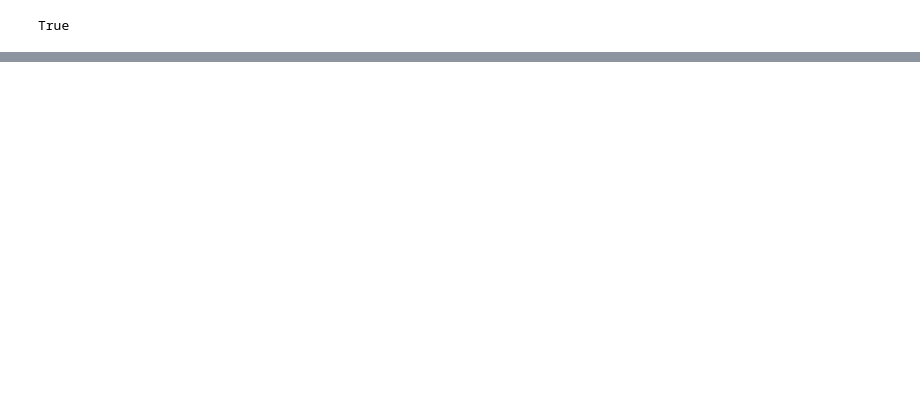
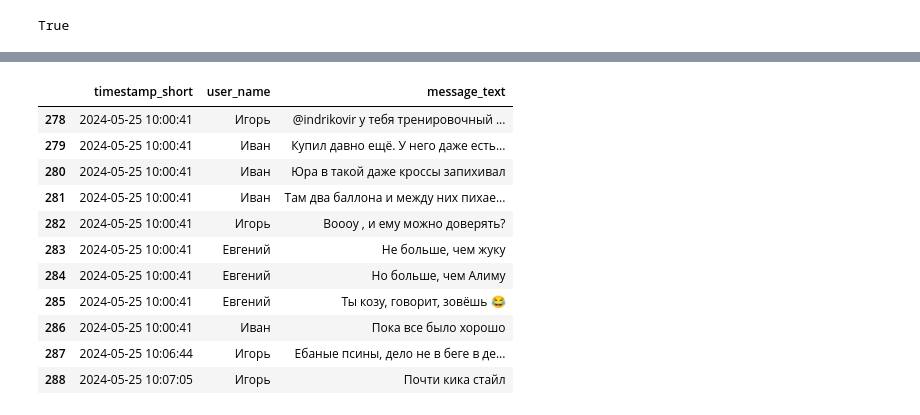
Before and after one commit to polubarev/tg_bot_chat_summary, a Jupyter notebook: Sandbox.ipynb, the cells around one changed output, grey strips where cells are left out. Drawn from its saved outputs; the diff is of its cells as text; code cells hidden in the pictures; blank space fills up the shorter version.

```diff
--- a/Sandbox.ipynb
+++ b/Sandbox.ipynb
@@ -28,0 +55,7 @@ ChatCompletionMessage(content="In the depths of code, a concept lies,\nWhere fun
+# %%
+# Open the JSON file for reading
+with open('messages.json', 'r') as file:
+    # Load the JSON data from the file
+    history = json.load(file)
+# %%
+history_df = pd.DataFrame(history)
@@ -28,0 +80,4 @@ ChatCompletionMessage(content="In the depths of code, a concept lies,\nWhere fun
+# %%
+history_df['timestamp'] = pd.to_datetime(history_df['timestamp'], format='%Y-%m-%dT%H:%M:%S.%f')
+# %%
+history_df['timestamp_short'] = history_df['timestamp'].dt.strftime('%Y-%m-%d %H:%M:%S')
@@ -28,0 +104,17 @@ ChatCompletionMessage(content="In the depths of code, a concept lies,\nWhere fun
+# %%
+# history_df.query(f"chat_title == 'Афины. Марафон. Греция' and timestamp >= {pd.Timestamp.now().strftime('%Y-%m-%d %H:%M:%S')}").tail(100)[['timestamp_short', 'user_name', 'message_text']]
+history_df_trunc = history_df[(history_df["chat_title"] == 'Афины. Марафон. Греция') & (history_df["timestamp"] >= pd.Timestamp.now().normalize())].tail(100)[['timestamp_short', 'user_name', 'message_text']]
+history_df_trunc
+# %% [output]
+|  | timestamp_short | user_name | message_text |
+| 278 | 2024-05-25 10:00:41 | Игорь | @indrikovir у тебя тренировочный ... |
+| 279 | 2024-05-25 10:00:41 | Иван | Купил давно ещё. У него даже есть... |
+| 280 | 2024-05-25 10:00:41 | Иван | Юра в такой даже кроссы запихивал |
+| 281 | 2024-05-25 10:00:41 | Иван | Там два баллона и между них пихае... |
+| 282 | 2024-05-25 10:00:41 | Игорь | Воооу , и ему можно доверять? |
+| 283 | 2024-05-25 10:00:41 | Евгений | Не больше, чем жуку |
+| 284 | 2024-05-25 10:00:41 | Евгений | Но больше, чем Алиму |
+| 285 | 2024-05-25 10:00:41 | Евгений | Ты козу, говорит, зовёшь 😂 |
+| 286 | 2024-05-25 10:00:41 | Иван | Пока все было хорошо |
+| 287 | 2024-05-25 10:06:44 | Игорь | Ебаные псины, дело не в беге в де... |
+| 288 | 2024-05-25 10:07:05 | Игорь | Почти кика стайл |
```
Also changed, not shown: parts of 17 cells of this notebook, 3 other files.
